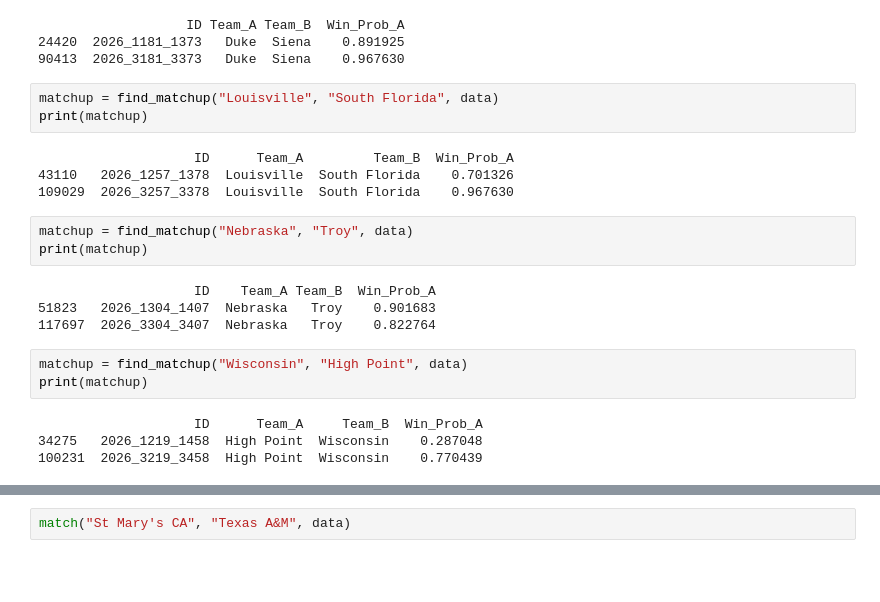
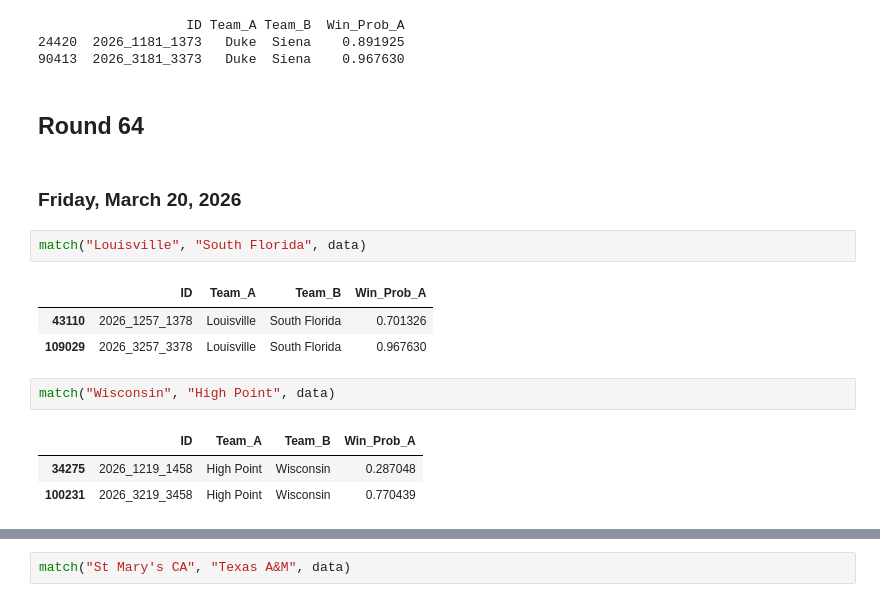
Before and after one commit to oktavianuu/NCAA-okta-2026, a Jupyter notebook: notebooks/score_check.ipynb, the cells around one changed output, grey strips where cells are left out. Saved outputs shown, nothing was run; the diff lists cells and outputs as text; blank space fills up the shorter version.

```diff
--- a/notebooks/score_check.ipynb
+++ b/notebooks/score_check.ipynb
@@ -43,24 +28,19 @@ print(matchup)
                    ID Team_A Team_B  Win_Prob_A
 24420  2026_1181_1373   Duke  Siena    0.891925
 90413  2026_3181_3373   Duke  Siena    0.967630
+# %% [markdown]
+## Round 64
+# %% [markdown]
+### Friday, March 20, 2026
 # %%
-matchup = find_matchup("Louisville", "South Florida", data)
-print(matchup)
+match("Louisville", "South Florida", data)
 # %% [output]
-                    ID      Team_A         Team_B  Win_Prob_A
-43110   2026_1257_1378  Louisville  South Florida    0.701326
-109029  2026_3257_3378  Louisville  South Florida    0.967630
+|  | ID | Team_A | Team_B | Win_Prob_A |
+| 43110 | 2026_1257_1378 | Louisville | South Florida | 0.701326 |
+| 109029 | 2026_3257_3378 | Louisville | South Florida | 0.967630 |
-# %%
-matchup = find_matchup("Nebraska", "Troy", data)
-print(matchup)
-# %% [output]
-                    ID    Team_A Team_B  Win_Prob_A
-51823   2026_1304_1407  Nebraska   Troy    0.901683
-117697  2026_3304_3407  Nebraska   Troy    0.822764
 # %%
-matchup = find_matchup("Wisconsin", "High Point", data)
-print(matchup)
+match("Wisconsin", "High Point", data)
 # %% [output]
-                    ID      Team_A     Team_B  Win_Prob_A
-34275   2026_1219_1458  High Point  Wisconsin    0.287048
-100231  2026_3219_3458  High Point  Wisconsin    0.770439
+|  | ID | Team_A | Team_B | Win_Prob_A |
+| 34275 | 2026_1219_1458 | High Point | Wisconsin | 0.287048 |
+| 100231 | 2026_3219_3458 | High Point | Wisconsin | 0.770439 |
```
Also changed, not shown: parts of 83 cells of this notebook, 5 other files.
